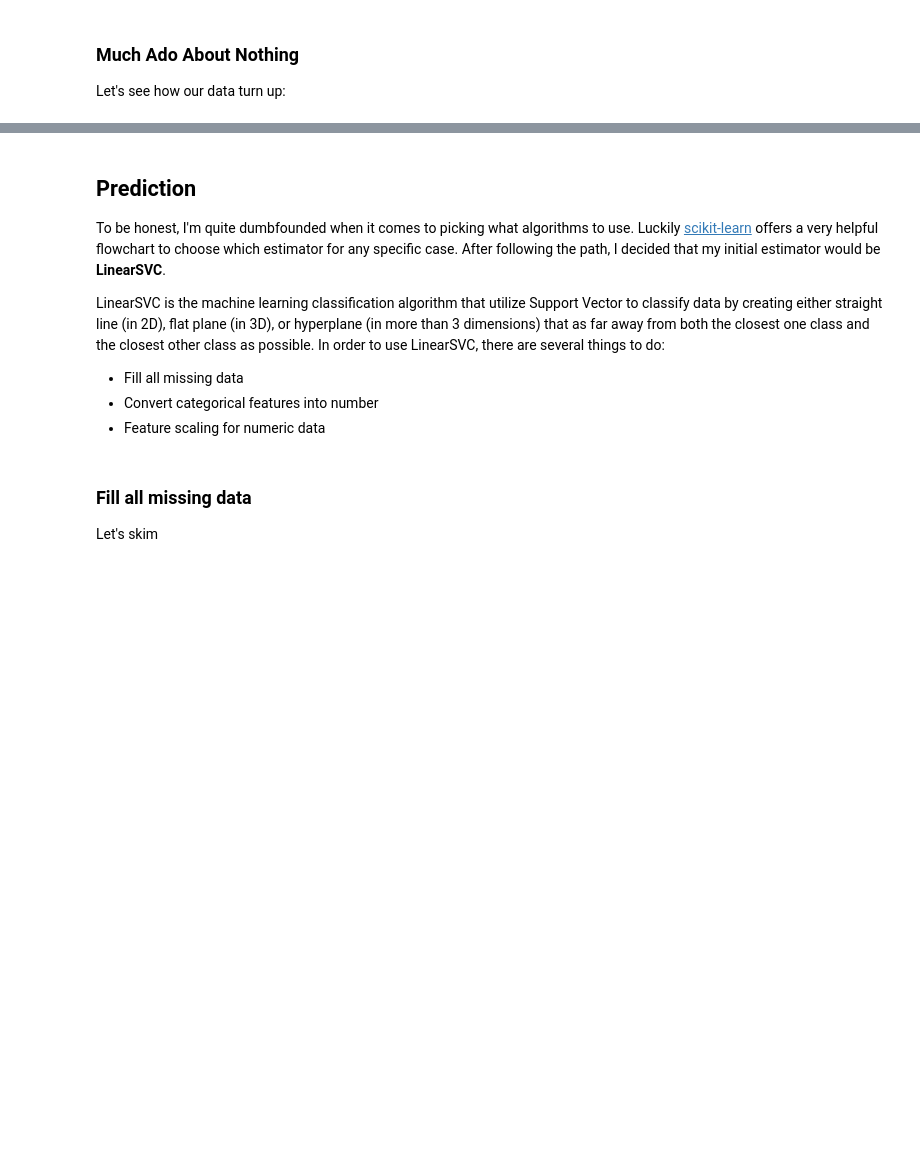
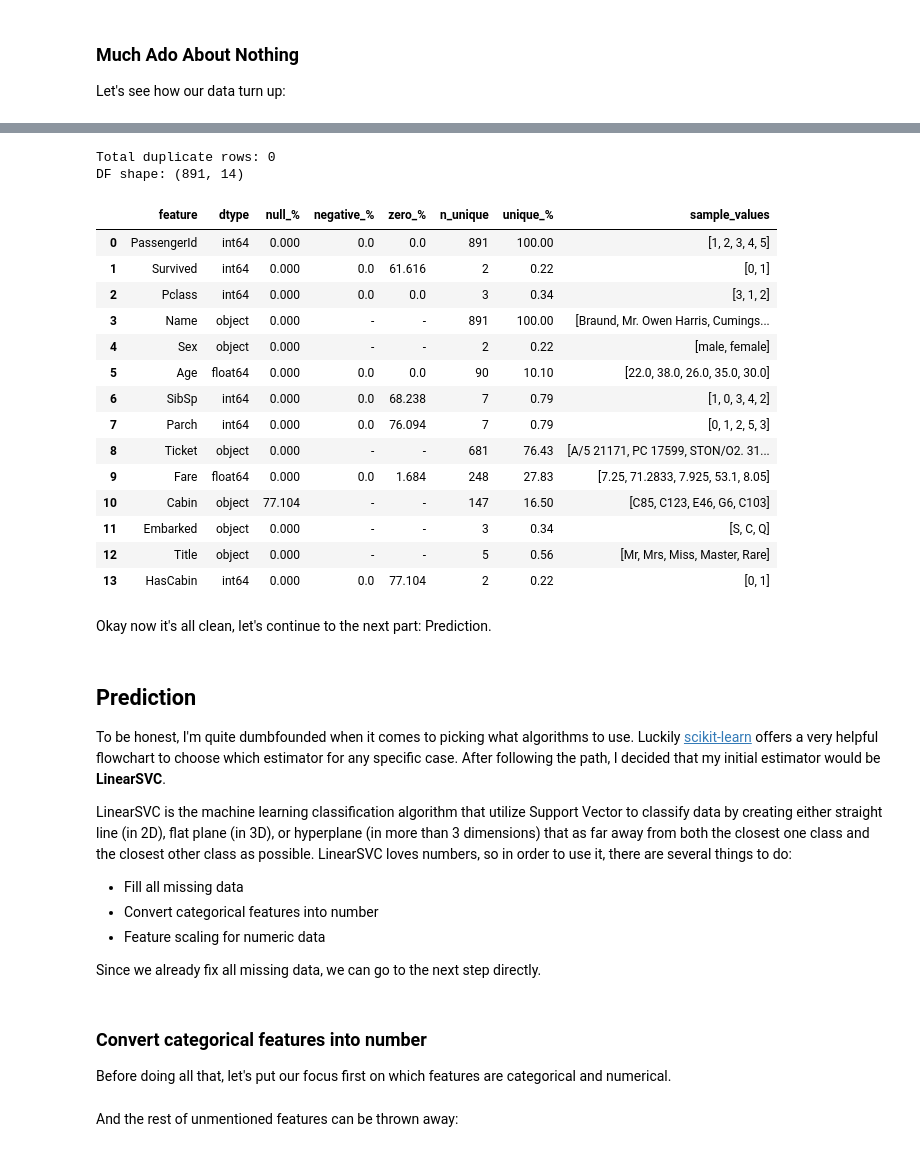
Before and after one commit to rbennum/titanic-survival, a Jupyter notebook: notebooks/explorations.ipynb, the cells around one changed output, grey strips where cells are left out. Saved outputs shown, nothing was run; the diff lists cells and outputs as text; code cells hidden in the pictures; blank space fills up the shorter version.

Commit message:
feat: got 0.77 on the first try

```diff
--- a/notebooks/explorations.ipynb
+++ b/notebooks/explorations.ipynb
@@ -438,3 +483,32 @@ Let's see how our data turn up:
+# %%
+df_train_copy = (
+    df_train_copy
+    .assign(
+        Embarked=lambda x: x['Embarked'].fillna('S')
+    )
+)
+# %%
+skim_data(df_train_copy)
+# %% [output]
+Total duplicate rows: 0
+DF shape: (891, 14)
+|  | feature | dtype | null_% | negative_% | zero_% | n_unique | unique_% | sample_values |
+| 0 | PassengerId | int64 | 0.000 | 0.0 | 0.0 | 891 | 100.00 | [1, 2, 3, 4, 5] |
+| 1 | Survived | int64 | 0.000 | 0.0 | 61.616 | 2 | 0.22 | [0, 1] |
+| 2 | Pclass | int64 | 0.000 | 0.0 | 0.0 | 3 | 0.34 | [3, 1, 2] |
+| 3 | Name | object | 0.000 | - | - | 891 | 100.00 | [Braund, Mr. Owen Harris, Cumings... |
+| 4 | Sex | object | 0.000 | - | - | 2 | 0.22 | [male, female] |
+| 5 | Age | float64 | 0.000 | 0.0 | 0.0 | 90 | 10.10 | [22.0, 38.0, 26.0, 35.0, 30.0] |
+| 6 | SibSp | int64 | 0.000 | 0.0 | 68.238 | 7 | 0.79 | [1, 0, 3, 4, 2] |
+| 7 | Parch | int64 | 0.000 | 0.0 | 76.094 | 7 | 0.79 | [0, 1, 2, 5, 3] |
+| 8 | Ticket | object | 0.000 | - | - | 681 | 76.43 | [A/5 21171, PC 17599, STON/O2. 31... |
+| 9 | Fare | float64 | 0.000 | 0.0 | 1.684 | 248 | 27.83 | [7.25, 71.2833, 7.925, 53.1, 8.05] |
+| 10 | Cabin | object | 77.104 | - | - | 147 | 16.50 | [C85, C123, E46, G6, C103] |
+| 11 | Embarked | object | 0.000 | - | - | 3 | 0.34 | [S, C, Q] |
+| 12 | Title | object | 0.000 | - | - | 5 | 0.56 | [Mr, Mrs, Miss, Master, Rare] |
+| 13 | HasCabin | int64 | 0.000 | 0.0 | 77.104 | 2 | 0.22 | [0, 1] |
+# %% [markdown]
+Okay now it's all clean, let's continue to the next part: Prediction.
 # %% [markdown]
 ## Prediction
 
@@ -445,13 +519,16 @@ my initial estimator would be **LinearSVC**.
 
 LinearSVC is the machine learning classification algorithm that utilize Support Vector to classify data
 by creating either straight line (in 2D), flat plane (in 3D), or hyperplane (in more than 3 dimensions) that
-as far away from both the closest one class and the closest other class as possible. In order to use LinearSVC,
-there are several things to do:
+as far away from both the closest one class and the closest other class as possible. LinearSVC loves numbers,
+so in order to use it, there are several things to do:
 
 - Fill all missing data
 - Convert categorical features into number
 - Feature scaling for numeric data
+
+Since we already fix all missing data, we can go to the next step directly.
 # %% [markdown]
-### Fill all missing data
+### Convert categorical features into number
 
-Let's skim
+Before doing all that, let's put our focus first on which features are categorical
+and numerical.
@@ -457,0 +539,2 @@ Let's skim
+# %% [markdown]
+And the rest of unmentioned features can be thrown away:
```
Also changed, not shown: parts of 25 cells of this notebook.
